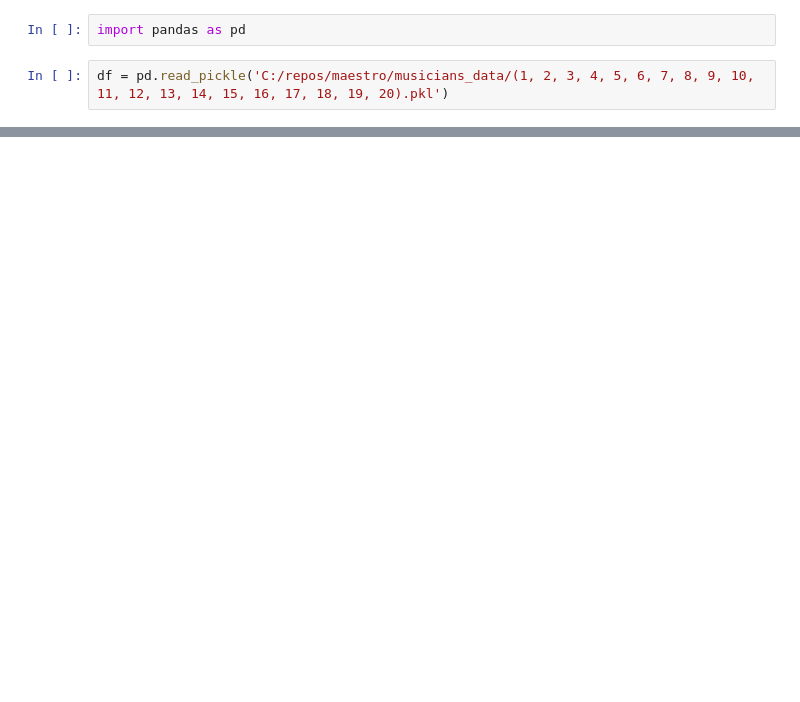
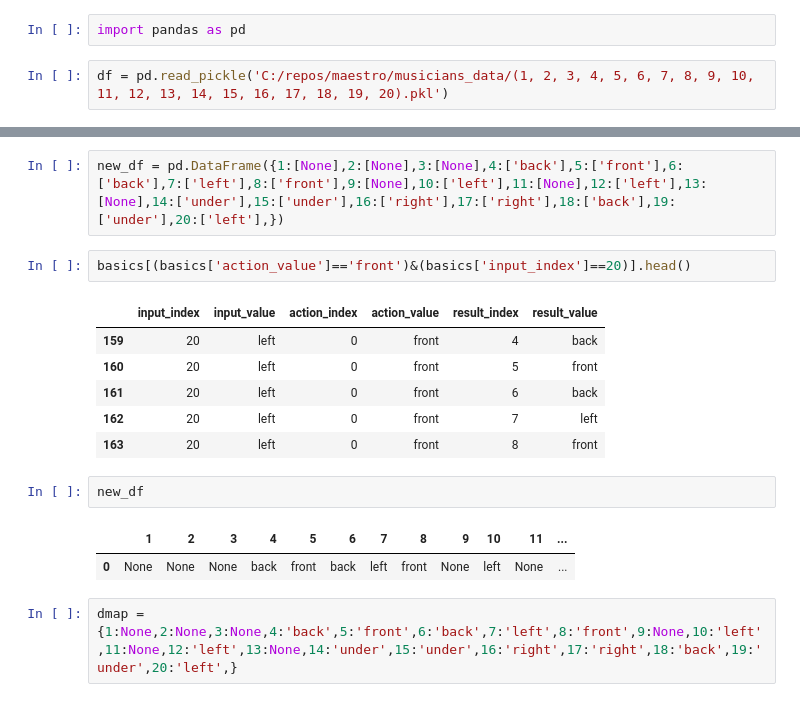
Before and after one commit to LegitStack/maestro, a Jupyter notebook: notebooks/simplify.ipynb, the cells around one changed output, grey strips where cells are left out. Drawn from its saved outputs; the diff is of its cells as text; blank space fills up the shorter version.

```diff
--- a/notebooks/simplify.ipynb
+++ b/notebooks/simplify.ipynb
@@ -73,0 +77,18 @@ basics
+# %%
+new_df = pd.DataFrame({1:[None],2:[None],3:[None],4:['back'],5:['front'],6:['back'],7:['left'],8:['front'],9:[None],10:['left'],11:[None],12:['left'],13:[None],14:['under'],15:['under'],16:['right'],17:['right'],18:['back'],19:['under'],20:['left'],})
+# %%
+basics[(basics['action_value']=='front')&(basics['input_index']==20)].head()
+# %% [output]
+|  | input_index | input_value | action_index | action_value | result_index | result_value |
+| 159 | 20 | left | 0 | front | 4 | back |
+| 160 | 20 | left | 0 | front | 5 | front |
+| 161 | 20 | left | 0 | front | 6 | back |
+| 162 | 20 | left | 0 | front | 7 | left |
+| 163 | 20 | left | 0 | front | 8 | front |
+# %%
+new_df
+# %% [output]
+|  | 1 | 2 | 3 | 4 | 5 | 6 | 7 | 8 | 9 | 10 | 11 | ... |
+| 0 | None | None | None | back | front | back | left | front | None | left | None | ... |
+# %%
+dmap ={1:None,2:None,3:None,4:'back',5:'front',6:'back',7:'left',8:'front',9:None,10:'left',11:None,12:'left',13:None,14:'under',15:'under',16:'right',17:'right',18:'back',19:'under',20:'left',}
```
Also changed, not shown: parts of 5 cells of this notebook, 1 other file.
